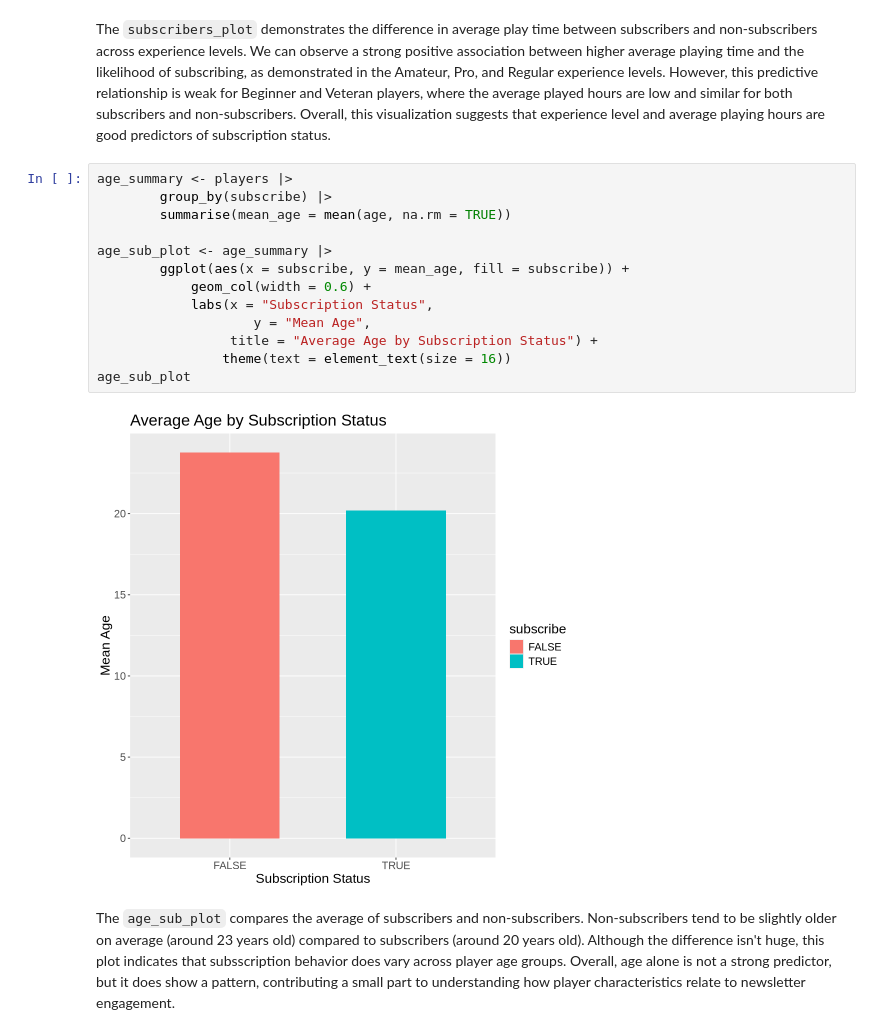
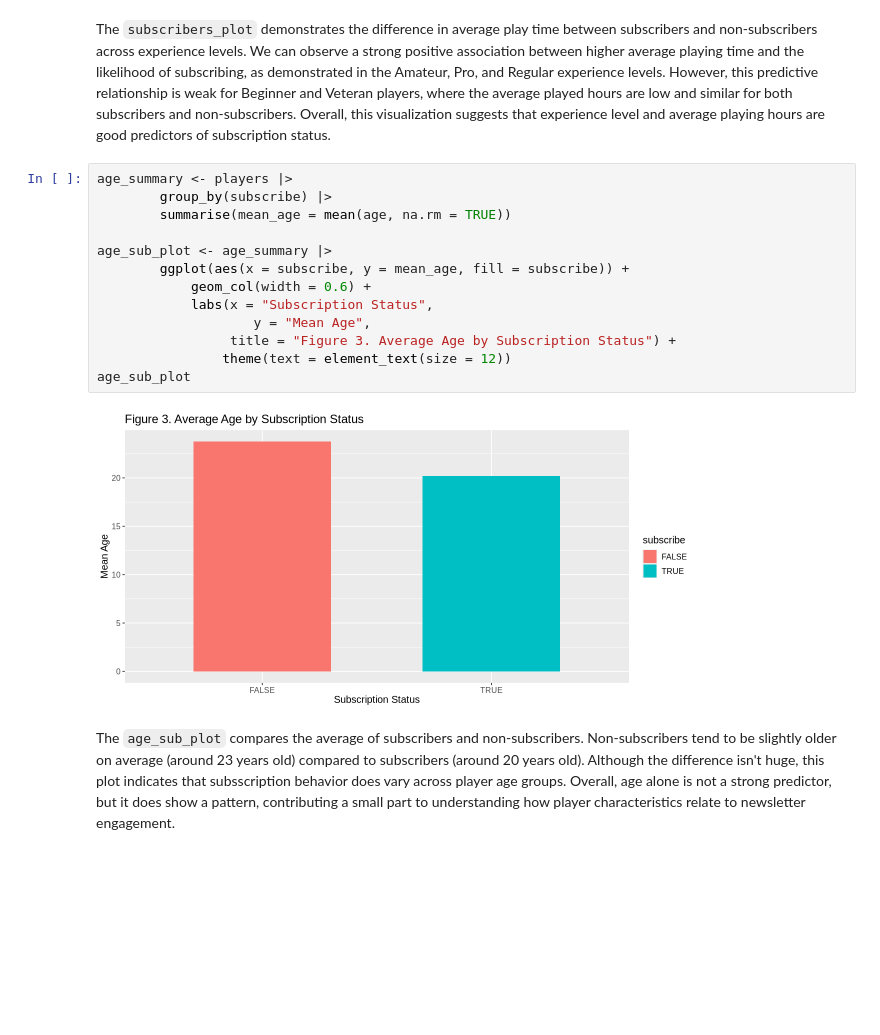
Before and after one commit to kristyluna2006/DSCI-Group-Project-, a Jupyter notebook: Group Project.ipynb, the cells around one changed output. Saved outputs shown, nothing was run; the diff lists cells and outputs as text; blank space fills up the shorter version.

Commit message:
add figure number

```diff
--- a/Group Project.ipynb
+++ b/Group Project.ipynb
@@ -185,18 +185,18 @@ The `subscribers_plot` demonstrates the difference in average play time between
 # %%
 age_summary <- players |>
         group_by(subscribe) |>
         summarise(mean_age = mean(age, na.rm = TRUE))
 
 age_sub_plot <- age_summary |>
         ggplot(aes(x = subscribe, y = mean_age, fill = subscribe)) +
             geom_col(width = 0.6) +
             labs(x = "Subscription Status",
                     y = "Mean Age",
-                 title = "Average Age by Subscription Status") +
-                theme(text = element_text(size = 16))
+                 title = "Figure 3. Average Age by Subscription Status") +
+                theme(text = element_text(size = 12))
 age_sub_plot
 # %% [output]
-[figure, old version]
+[figure, new version]
 # %% [markdown]
 The `age_sub_plot` compares the average of subscribers and non-subscribers. Non-subscribers tend to be slightly older on average (around 23 years old) compared to subscribers (around 20 years old). Although the difference isn't huge, this plot indicates that subsscription behavior does vary across player age groups. Overall, age alone is not a strong predictor, but it does show a pattern, contributing a small part to understanding how player characteristics relate to newsletter engagement.
 # %% [markdown]
```
Also changed, not shown: parts of 6 cells of this notebook.
